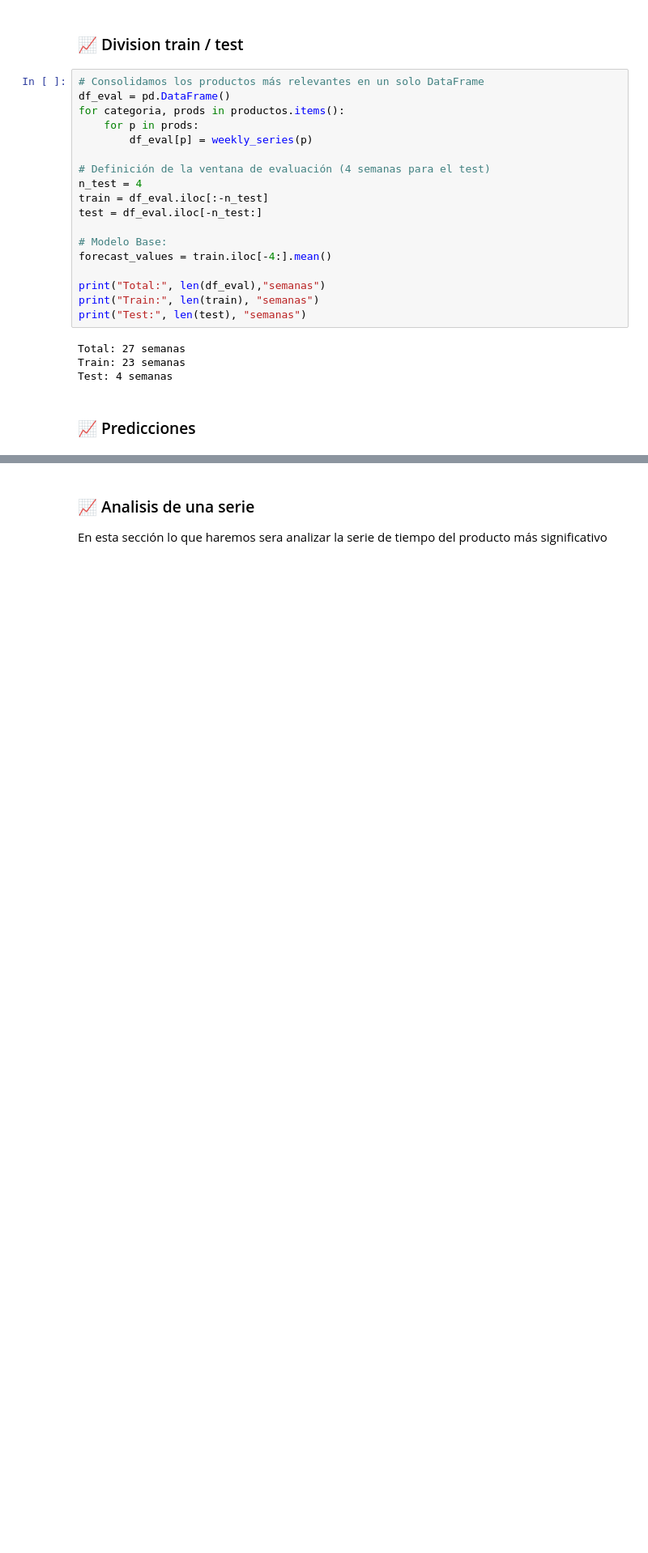
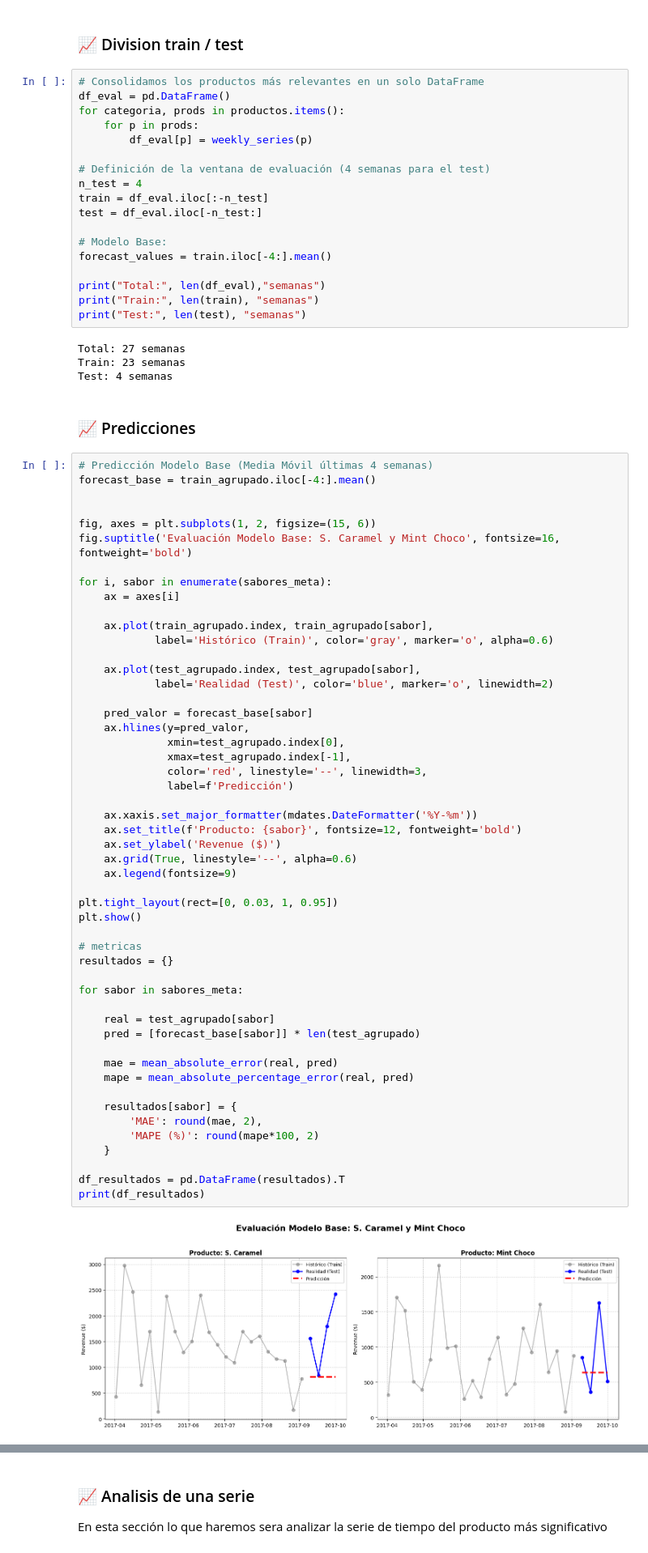
Before and after one commit to Manuel-Carreno/forecasting-parcial, a Jupyter notebook: 02_Parcial_Forecasting_(grupo).ipynb, the cells around one changed output, grey strips where cells are left out. Shown at 81% size. Drawn from its saved outputs; the diff is of its cells as text; blank space fills up the shorter version.

```diff
--- a/02_Parcial_Forecasting_(grupo).ipynb
+++ b/02_Parcial_Forecasting_(grupo).ipynb
@@ -608,3 +608,56 @@ Train: 23 semanas
 Test: 4 semanas
 # %% [markdown]
 ### 📈 Predicciones
+# %%
+# Predicción Modelo Base (Media Móvil últimas 4 semanas)
+forecast_base = train_agrupado.iloc[-4:].mean()
+
+
+fig, axes = plt.subplots(1, 2, figsize=(15, 6))
+fig.suptitle('Evaluación Modelo Base: S. Caramel y Mint Choco', fontsize=16, fontweight='bold')
+
+for i, sabor in enumerate(sabores_meta):
+    ax = axes[i]
+
+    ax.plot(train_agrupado.index, train_agrupado[sabor],
+            label='Histórico (Train)', color='gray', marker='o', alpha=0.6)
+
+    ax.plot(test_agrupado.index, test_agrupado[sabor],
+            label='Realidad (Test)', color='blue', marker='o', linewidth=2)
+
+    pred_valor = forecast_base[sabor]
+    ax.hlines(y=pred_valor,
+              xmin=test_agrupado.index[0],
+              xmax=test_agrupado.index[-1],
+              color='red', linestyle='--', linewidth=3,
+              label=f'Predicción')
+
+    ax.xaxis.set_major_formatter(mdates.DateFormatter('%Y-%m'))
+    ax.set_title(f'Producto: {sabor}', fontsize=12, fontweight='bold')
+    ax.set_ylabel('Revenue ($)')
+    ax.grid(True, linestyle='--', alpha=0.6)
+    ax.legend(fontsize=9)
+
+plt.tight_layout(rect=[0, 0.03, 1, 0.95])
+plt.show()
+
+# metricas
+resultados = {}
+
+for sabor in sabores_meta:
+
+    real = test_agrupado[sabor]
+    pred = [forecast_base[sabor]] * len(test_agrupado)
+
+    mae = mean_absolute_error(real, pred)
+    mape = mean_absolute_percentage_error(real, pred)
+
+    resultados[sabor] = {
+        'MAE': round(mae, 2),
+        'MAPE (%)': round(mape*100, 2)
+    }
+
+df_resultados = pd.DataFrame(resultados).T
+print(df_resultados)
+# %% [output]
+[figure, added]
```
Also changed, not shown: parts of 4 cells of this notebook.
